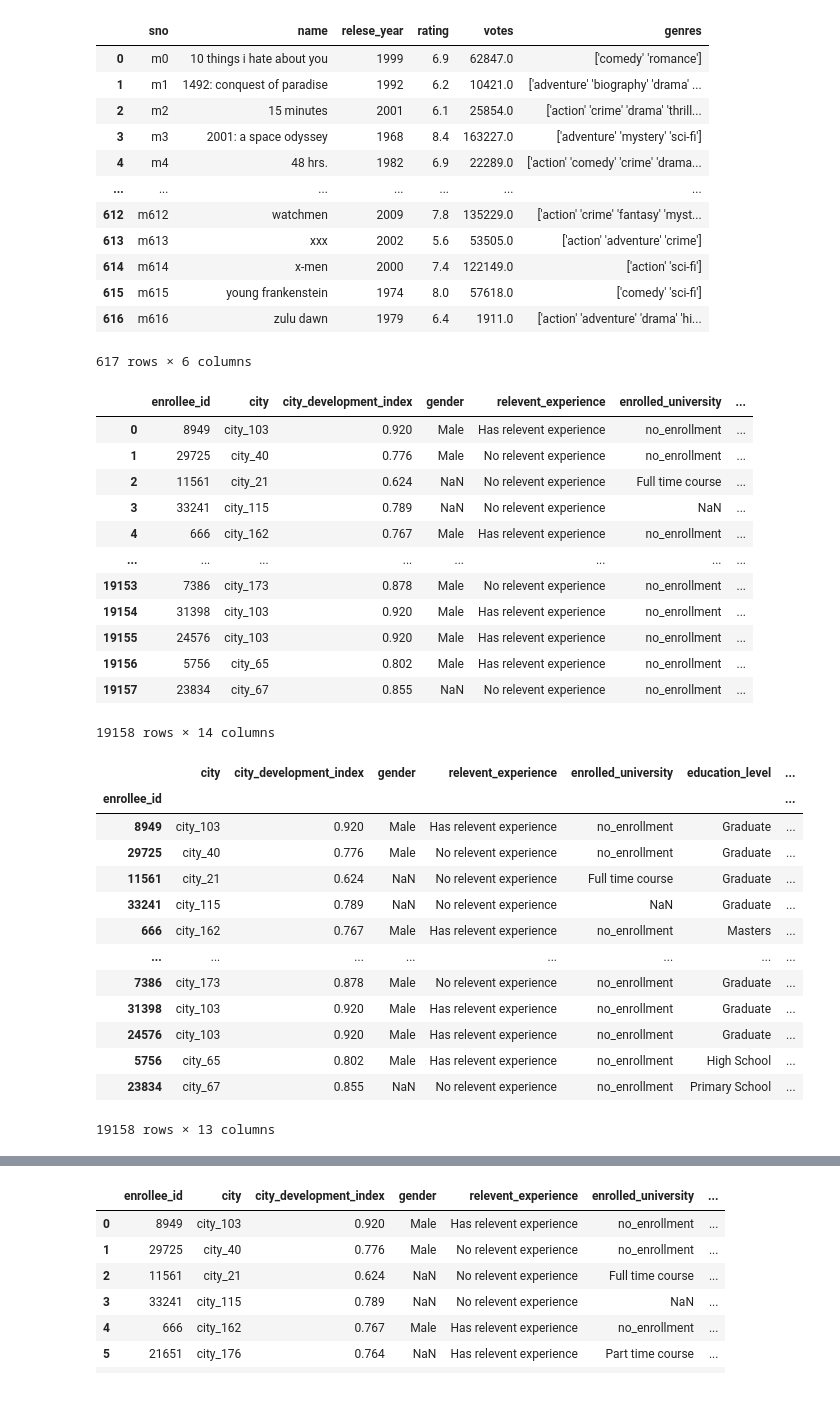
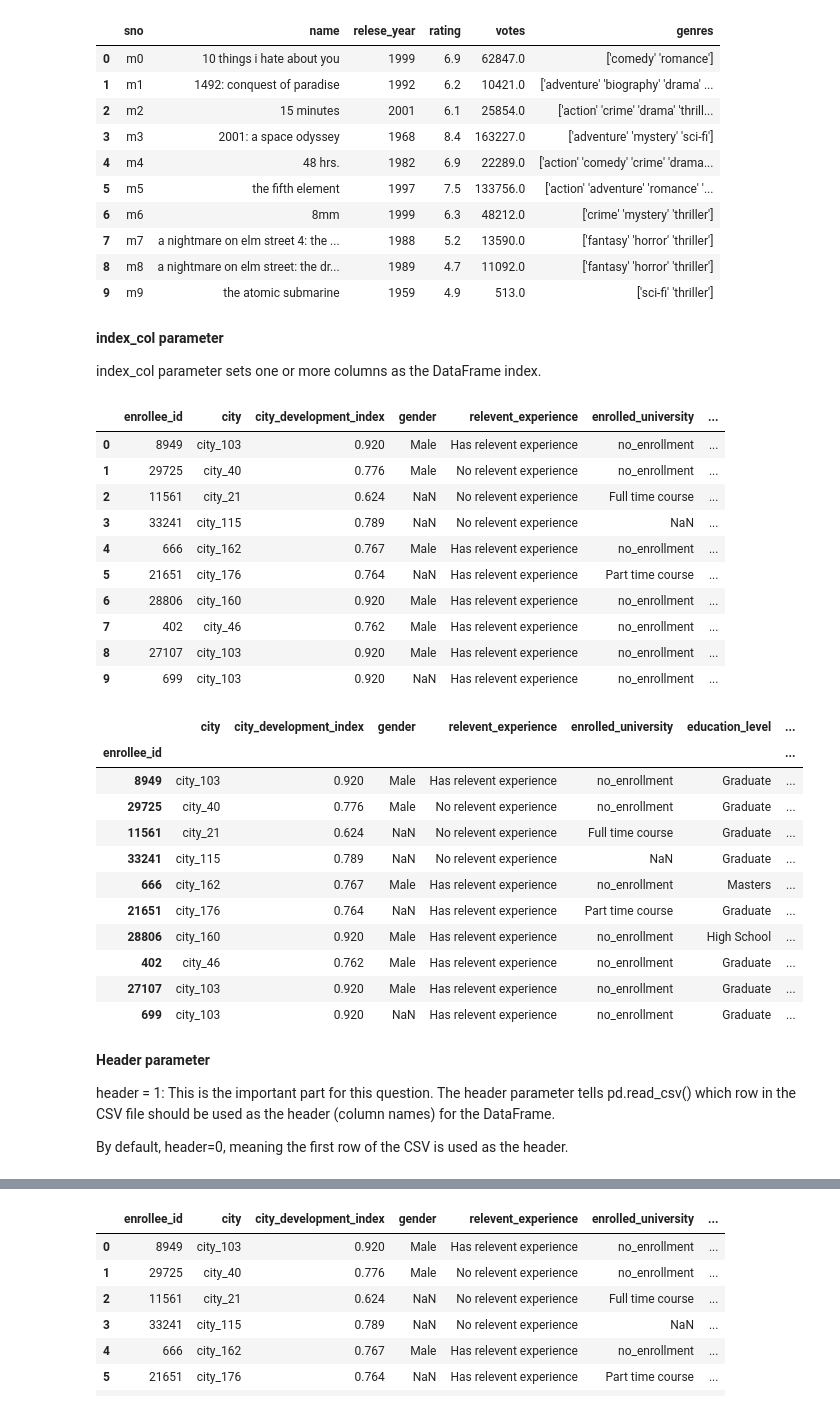
Before and after one commit to shsaniya04/Learn-Machine-Learning, a Jupyter notebook: 01_Read_Files.ipynb, the cells around one changed output, grey strips where cells are left out. Drawn from its saved outputs; the diff is of its cells as text; code cells hidden in the pictures.

```diff
--- a/01_Read_Files.ipynb
+++ b/01_Read_Files.ipynb
@@ -77,21 +78,23 @@ pd.read_csv('/content/drive/MyDrive/Colab Notebooks/Learning Machine Learning/mo
 # %%
-pd.read_csv('/content/drive/MyDrive/Colab Notebooks/Learning Machine Learning/movie_titles_metadata.tsv',sep = '\t',names = ['sno','name','relese_year','rating','votes','genres'])
+pd.read_csv('/content/drive/MyDrive/Colab Notebooks/Learning Machine Learning/movie_titles_metadata.tsv',sep = '\t',names = ['sno','name','relese_year','rating','votes','genres']).head(10)
 # %% [output]
 |  | sno | name | relese_year | rating | votes | genres |
 | 0 | m0 | 10 things i hate about you | 1999 | 6.9 | 62847.0 | ['comedy' 'romance'] |
 | 1 | m1 | 1492: conquest of paradise | 1992 | 6.2 | 10421.0 | ['adventure' 'biography' 'drama' ... |
 | 2 | m2 | 15 minutes | 2001 | 6.1 | 25854.0 | ['action' 'crime' 'drama' 'thrill... |
 | 3 | m3 | 2001: a space odyssey | 1968 | 8.4 | 163227.0 | ['adventure' 'mystery' 'sci-fi'] |
 | 4 | m4 | 48 hrs. | 1982 | 6.9 | 22289.0 | ['action' 'comedy' 'crime' 'drama... |
-| ... | ... | ... | ... | ... | ... | ... |
-| 612 | m612 | watchmen | 2009 | 7.8 | 135229.0 | ['action' 'crime' 'fantasy' 'myst... |
-| 613 | m613 | xxx | 2002 | 5.6 | 53505.0 | ['action' 'adventure' 'crime'] |
-| 614 | m614 | x-men | 2000 | 7.4 | 122149.0 | ['action' 'sci-fi'] |
-| 615 | m615 | young frankenstein | 1974 | 8.0 | 57618.0 | ['comedy' 'sci-fi'] |
-| 616 | m616 | zulu dawn | 1979 | 6.4 | 1911.0 | ['action' 'adventure' 'drama' 'hi... |
+| 5 | m5 | the fifth element | 1997 | 7.5 | 133756.0 | ['action' 'adventure' 'romance' '... |
+| 6 | m6 | 8mm | 1999 | 6.3 | 48212.0 | ['crime' 'mystery' 'thriller'] |
+| 7 | m7 | a nightmare on elm street 4: the ... | 1988 | 5.2 | 13590.0 | ['fantasy' 'horror' 'thriller'] |
+| 8 | m8 | a nightmare on elm street: the dr... | 1989 | 4.7 | 11092.0 | ['fantasy' 'horror' 'thriller'] |
+| 9 | m9 | the atomic submarine | 1959 | 4.9 | 513.0 | ['sci-fi' 'thriller'] |
-617 rows × 6 columns
+# %% [markdown]
+**index_col parameter**
+
+index_col parameter sets one or more columns as the DataFrame index.
 # %%
-pd.read_csv('/content/drive/MyDrive/Colab Notebooks/Learning Machine Learning/aug_train.csv')
+pd.read_csv('/content/drive/MyDrive/Colab Notebooks/Learning Machine Learning/aug_train.csv').head(10)
 # %% [output]
 |  | enrollee_id | city | city_development_index | gender | relevent_experience | enrolled_university | ... |
 | 0 | 8949 | city_103 | 0.920 | Male | Has relevent experience | no_enrollment | ... |
@@ -99,15 +102,13 @@ pd.read_csv('/content/drive/MyDrive/Colab Notebooks/Learning Machine Learning/au
 | 2 | 11561 | city_21 | 0.624 | NaN | No relevent experience | Full time course | ... |
 | 3 | 33241 | city_115 | 0.789 | NaN | No relevent experience | NaN | ... |
 | 4 | 666 | city_162 | 0.767 | Male | Has relevent experience | no_enrollment | ... |
-| ... | ... | ... | ... | ... | ... | ... | ... |
-| 19153 | 7386 | city_173 | 0.878 | Male | No relevent experience | no_enrollment | ... |
-| 19154 | 31398 | city_103 | 0.920 | Male | Has relevent experience | no_enrollment | ... |
-| 19155 | 24576 | city_103 | 0.920 | Male | Has relevent experience | no_enrollment | ... |
-| 19156 | 5756 | city_65 | 0.802 | Male | Has relevent experience | no_enrollment | ... |
-| 19157 | 23834 | city_67 | 0.855 | NaN | No relevent experience | no_enrollment | ... |
+| 5 | 21651 | city_176 | 0.764 | NaN | Has relevent experience | Part time course | ... |
+| 6 | 28806 | city_160 | 0.920 | Male | Has relevent experience | no_enrollment | ... |
+| 7 | 402 | city_46 | 0.762 | Male | Has relevent experience | no_enrollment | ... |
+| 8 | 27107 | city_103 | 0.920 | Male | Has relevent experience | no_enrollment | ... |
+| 9 | 699 | city_103 | 0.920 | NaN | Has relevent experience | no_enrollment | ... |
-19158 rows × 14 columns
 # %%
-pd.read_csv('/content/drive/MyDrive/Colab Notebooks/Learning Machine Learning/aug_train.csv', index_col = 'enrollee_id')
+pd.read_csv('/content/drive/MyDrive/Colab Notebooks/Learning Machine Learning/aug_train.csv', index_col = 'enrollee_id').head(10)
 # %% [output]
 |  | city | city_development_index | gender | relevent_experience | enrolled_university | education_level | ... |
 | enrollee_id |  |  |  |  |  |  | ... |
@@ -116,13 +117,17 @@ pd.read_csv('/content/drive/MyDrive/Colab Notebooks/Learning Machine Learning/au
 | 11561 | city_21 | 0.624 | NaN | No relevent experience | Full time course | Graduate | ... |
 | 33241 | city_115 | 0.789 | NaN | No relevent experience | NaN | Graduate | ... |
 | 666 | city_162 | 0.767 | Male | Has relevent experience | no_enrollment | Masters | ... |
-| ... | ... | ... | ... | ... | ... | ... | ... |
-| 7386 | city_173 | 0.878 | Male | No relevent experience | no_enrollment | Graduate | ... |
-| 31398 | city_103 | 0.920 | Male | Has relevent experience | no_enrollment | Graduate | ... |
-| 24576 | city_103 | 0.920 | Male | Has relevent experience | no_enrollment | Graduate | ... |
-| 5756 | city_65 | 0.802 | Male | Has relevent experience | no_enrollment | High School | ... |
-| 23834 | city_67 | 0.855 | NaN | No relevent experience | no_enrollment | Primary School | ... |
+| 21651 | city_176 | 0.764 | NaN | Has relevent experience | Part time course | Graduate | ... |
+| 28806 | city_160 | 0.920 | Male | Has relevent experience | no_enrollment | High School | ... |
+| 402 | city_46 | 0.762 | Male | Has relevent experience | no_enrollment | Graduate | ... |
+| 27107 | city_103 | 0.920 | Male | Has relevent experience | no_enrollment | Graduate | ... |
+| 699 | city_103 | 0.920 | NaN | Has relevent experience | no_enrollment | Graduate | ... |
-19158 rows × 13 columns
+# %% [markdown]
+**Header parameter**
+
+header = 1: This is the important part for this question. The header parameter tells pd.read_csv() which row in the CSV file should be used as the header (column names) for the DataFrame.
+
+By default, header=0, meaning the first row of the CSV is used as the header.
 # %%
 pd.read_csv('/content/drive/MyDrive/Colab Notebooks/Learning Machine Learning/aug_train.csv', header = 1)
 # %% [output]
```
Also changed, not shown: parts of 32 cells of this notebook.
